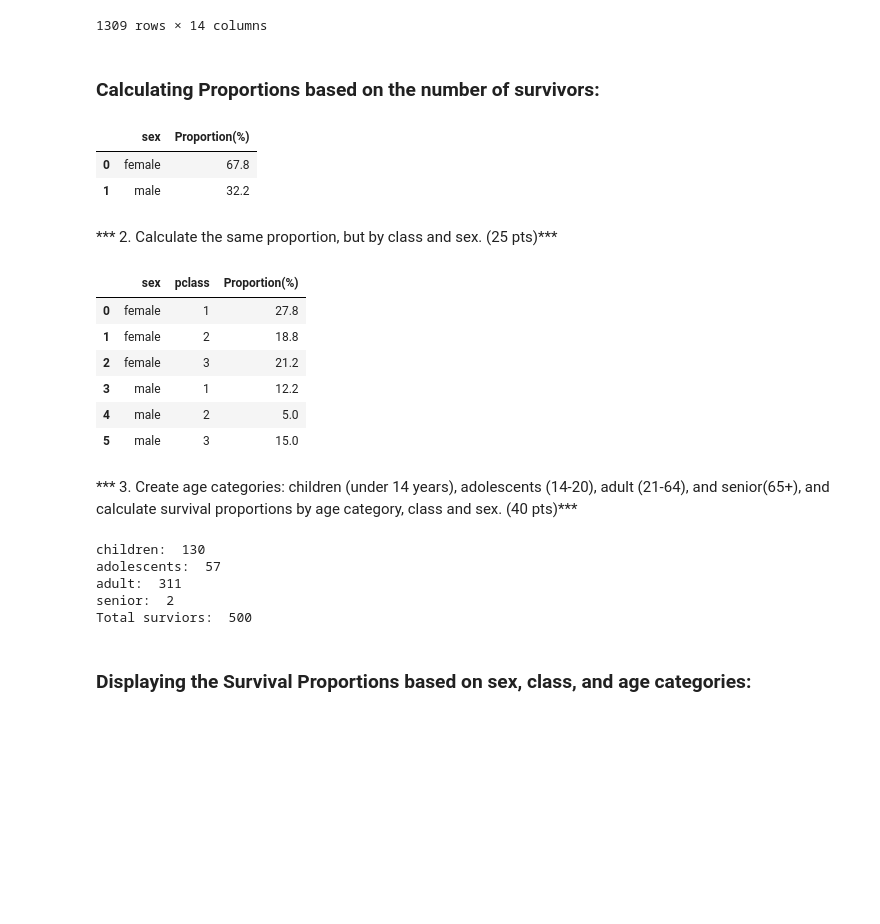
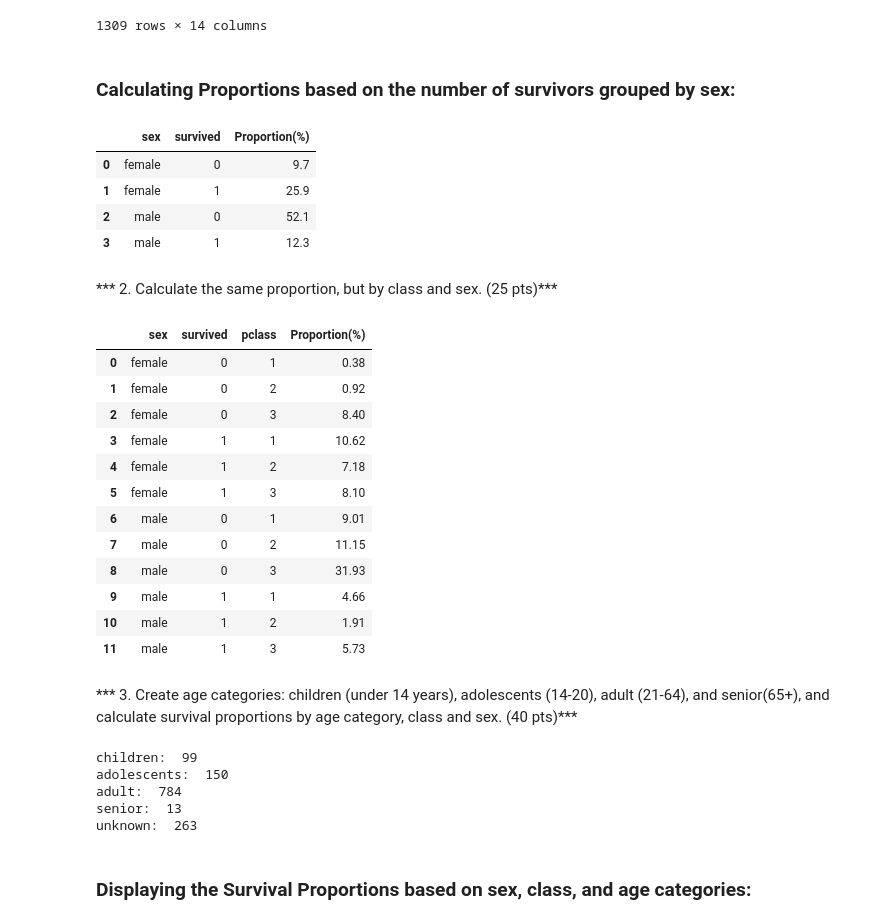
Before and after one commit to prabhanjan23/CSC-405_Assignment01, a Jupyter notebook: Assignment03/code/titanic_analysis.ipynb, the cells around one changed output. Drawn from its saved outputs; the diff is of its cells as text; code cells hidden in the pictures; blank space fills up the shorter version.

```diff
--- a/Assignment03/code/titanic_analysis.ipynb
+++ b/Assignment03/code/titanic_analysis.ipynb
@@ -88,41 +88,49 @@ new_table
 | 1309 | 3 | 0 | Zimmerman, Mr. Leo | male | 29 | 0 | 0 | 315082 | 7.875 | NaN | S | ... |
 1309 rows × 14 columns
 # %% [markdown]
-### Calculating Proportions based on the number of survivors:
+### Calculating Proportions based on the number of survivors grouped by sex:
 # %%
 # We use groupby function to find the number of Males and Females who survived
-genderX = new_table[new_table.survived == 1].groupby(by='sex')['sex'].count()
+genderX = new_table.groupby(by=['sex','survived'])['sex'].count()
 
 # Then we find the totol number of survivors
-genderY = (new_table[new_table.survived == 1])['sex'].count()
+genderY = (new_table)['sex'].count()
 
 # Find the proportion by dividing the number of males and females survivor by the total population
 gender = ((genderX/genderY)*100).round(2)
 gender.reset_index(name = 'Proportion(%)')
 # %% [output]
-|  | sex | Proportion(%) |
-| 0 | female | 67.8 |
-| 1 | male | 32.2 |
+|  | sex | survived | Proportion(%) |
+| 0 | female | 0 | 9.7 |
+| 1 | female | 1 | 25.9 |
+| 2 | male | 0 | 52.1 |
+| 3 | male | 1 | 12.3 |
 # %% [markdown]
 *** 2. Calculate the same proportion, but by class and sex. (25 pts)***
 # %%
 # We use groupby function to find the number of Males and Females who survived based on their classes
-class_sexX = new_table[new_table.survived == 1].groupby(by=['sex','pclass'])['pclass'].count()
+class_sexX = new_table.groupby(by=['sex','survived','pclass'])['pclass'].count()
 
 # Then we find the totol number of survivors
-class_sexY = (new_table[new_table.survived == 1])['pclass'].count()
+class_sexY = (new_table)['pclass'].count()
 
 # Find the proportion by dividing the number of males and females based on their classes survivor by the total population
 class_sex = ((class_sexX/class_sexY)*100).round(2)
 class_sex.reset_index(name = 'Proportion(%)')
 # %% [output]
-|  | sex | pclass | Proportion(%) |
-| 0 | female | 1 | 27.8 |
-| 1 | female | 2 | 18.8 |
-| 2 | female | 3 | 21.2 |
-| 3 | male | 1 | 12.2 |
-| 4 | male | 2 | 5.0 |
-| 5 | male | 3 | 15.0 |
+|  | sex | survived | pclass | Proportion(%) |
+| 0 | female | 0 | 1 | 0.38 |
+| 1 | female | 0 | 2 | 0.92 |
+| 2 | female | 0 | 3 | 8.40 |
+| 3 | female | 1 | 1 | 10.62 |
+| 4 | female | 1 | 2 | 7.18 |
+| 5 | female | 1 | 3 | 8.10 |
+| 6 | male | 0 | 1 | 9.01 |
+| 7 | male | 0 | 2 | 11.15 |
+| 8 | male | 0 | 3 | 31.93 |
+| 9 | male | 1 | 1 | 4.66 |
+| 10 | male | 1 | 2 | 1.91 |
+| 11 | male | 1 | 3 | 5.73 |
 # %% [markdown]
 *** 3. Create age categories: children (under 14 years), adolescents (14-20), adult (21-64), and senior(65+), and calculate survival proportions by age category, class and sex. (40 pts)***
 # %%
@@ -134,47 +142,49 @@ senior = new_table[(new_table['age'] >= 65)]
 
 
 #Table for survivors who are children
-children_catX = children[children.survived == 1].groupby(by=['sex','pclass']).age.count()
-children_catY = (new_table[new_table.survived == 1])['age'].count()
+children_catX = children.groupby(by=['sex','survived','pclass']).age.count()
+children_catY = (new_table)['sex'].count()
 
 children_cat = ((children_catX/children_catY)*100).round(2)
 
 
 #Table for survivors who are adolescents
-adolescents_catX = adolescents[adolescents.survived == 1].groupby(by=['sex','pclass']).age.count()
-adolescents_catY = (new_table[new_table.survived == 1])['age'].count()
+adolescents_catX = adolescents.groupby(by=['sex','survived','pclass']).age.count()
+adolescents_catY = (new_table)['sex'].count()
 
 adolescents_cat = ((adolescents_catX/adolescents_catY)*100).round(2)
 
 
 #Table for survivors who are adults
-adults_catX = adult[adult.survived == 1].groupby(by=['sex','pclass']).age.count()
-adults_catY = (new_table[new_table.survived == 1])['age'].count()
+adults_catX = adult.groupby(by=['sex','survived','pclass']).age.count()
+adults_catY = (new_table)['sex'].count()
 
 adults_cat = ((adults_catX/adults_catY)*100).round(2)
 
 
 #Table for survivors who are seniors
-seniors_catX = senior[senior.survived == 1].groupby(by=['sex','pclass']).age.count()
-seniors_catY = (new_table[new_table.survived == 1])['age'].count()
+seniors_catX = senior.groupby(by=['sex','survived','pclass']).age.count()
+seniors_catY = (new_table)['sex'].count()
 
 seniors_cat = ((seniors_catX/seniors_catY)*100).round(2)
 
+
+unknown_age = (new_table)['sex'].count() - (sum(children_catX) + sum(adolescents_catX) + sum(adults_catX) + sum(seniors_catX))
 # total_survivors
-total_survivor = (new_table[new_table.survived == 1])['sex'].count()
+total_survivor = (new_table)['sex'].count()
 
 # Printing out the number of surviors of each age category
 print("children: ", sum(children_catX))
 print("adolescents: ", sum(adolescents_catX))
 print("adult: ", sum(adults_catX))
 print("senior: ", sum(seniors_catX))
-print("Total surviors: ", total_survivor)
+print("unknown: ", sum(unknown_age))
 # %% [output]
-children:  130
-adolescents:  57
-adult:  311
-senior:  2
-Total surviors:  500
+children:  99
+adolescents:  150
+adult:  784
+senior:  13
+unknown:  263
 # %% [markdown]
 ### Displaying the Survival Proportions based on sex, class, and age categories:
 # %%
```
Also changed, not shown: parts of 1 cell of this notebook.
